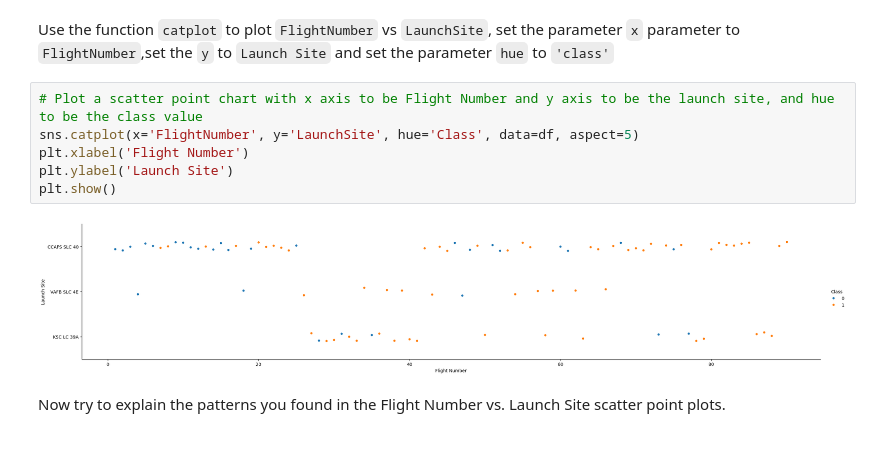
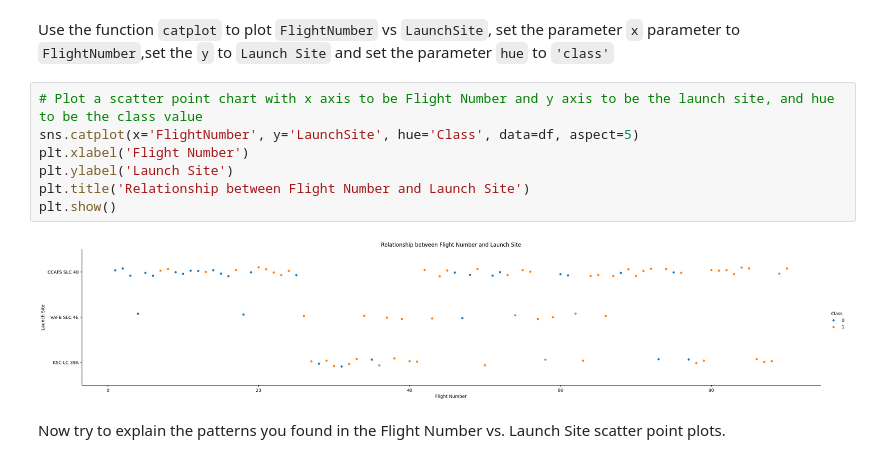
Before and after one commit to jesusdonate/Applied-Data-Science-Capstone-for-IBM, a Jupyter notebook: edadataviz.ipynb, the cells around one changed output. Cells and saved outputs as stored; diff of their text form.

```diff
--- a/edadataviz.ipynb
+++ b/edadataviz.ipynb
@@ -97,11 +97,12 @@ Use the function <code>catplot</code> to plot <code>FlightNumber</code> vs <code
 # %%
 # Plot a scatter point chart with x axis to be Flight Number and y axis to be the launch site, and hue to be the class value
 sns.catplot(x='FlightNumber', y='LaunchSite', hue='Class', data=df, aspect=5)
 plt.xlabel('Flight Number')
 plt.ylabel('Launch Site')
+plt.title('Relationship between Flight Number and Launch Site')
 plt.show()
 # %% [output]
-[figure, old version]
+[figure, new version]
 # %% [markdown]
 Now try to explain the patterns you found in the Flight Number vs. Launch Site scatter point plots.
 # %% [markdown]
```
Also changed, not shown: parts of 5 cells of this notebook, 1 other file.
